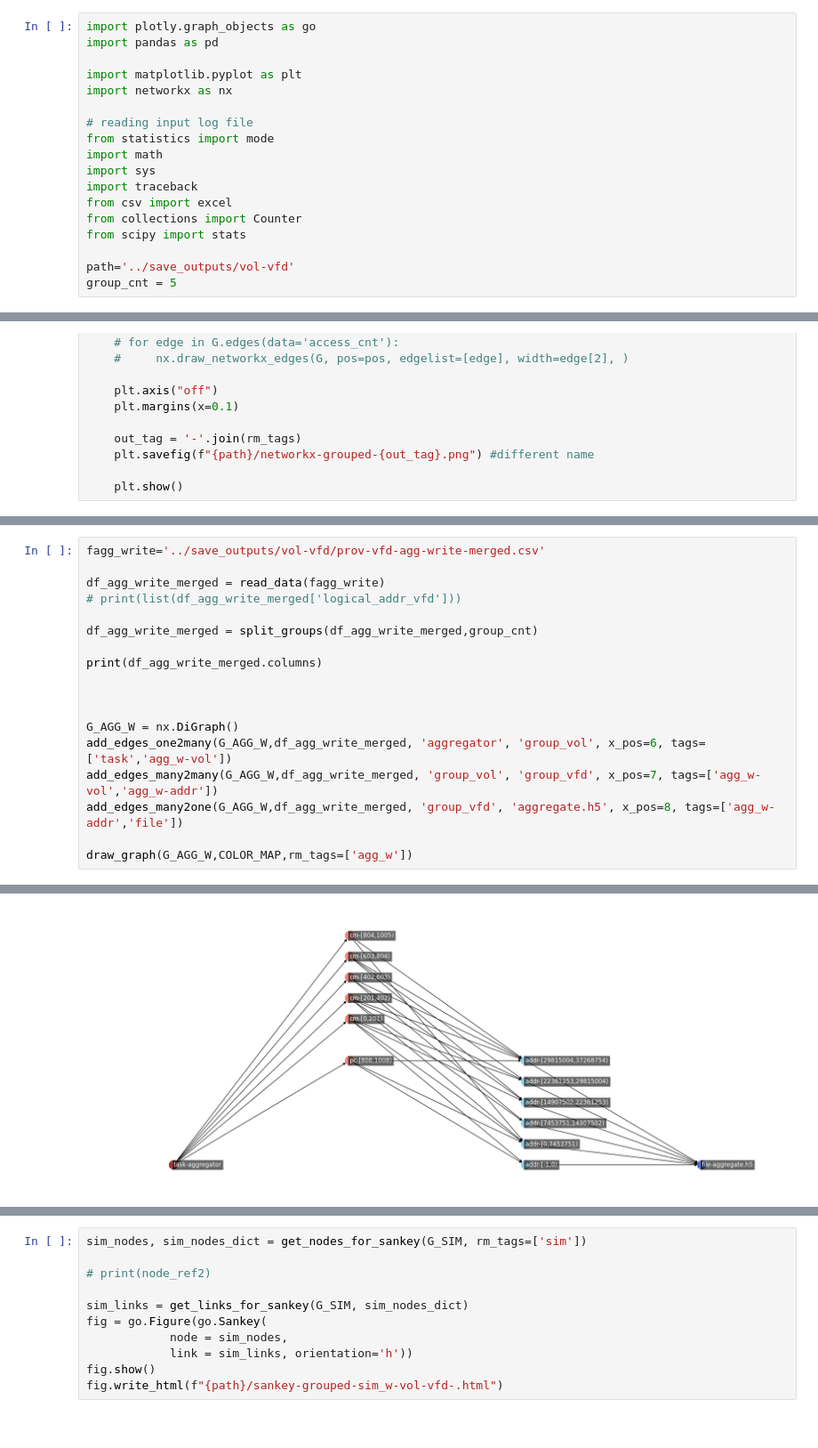
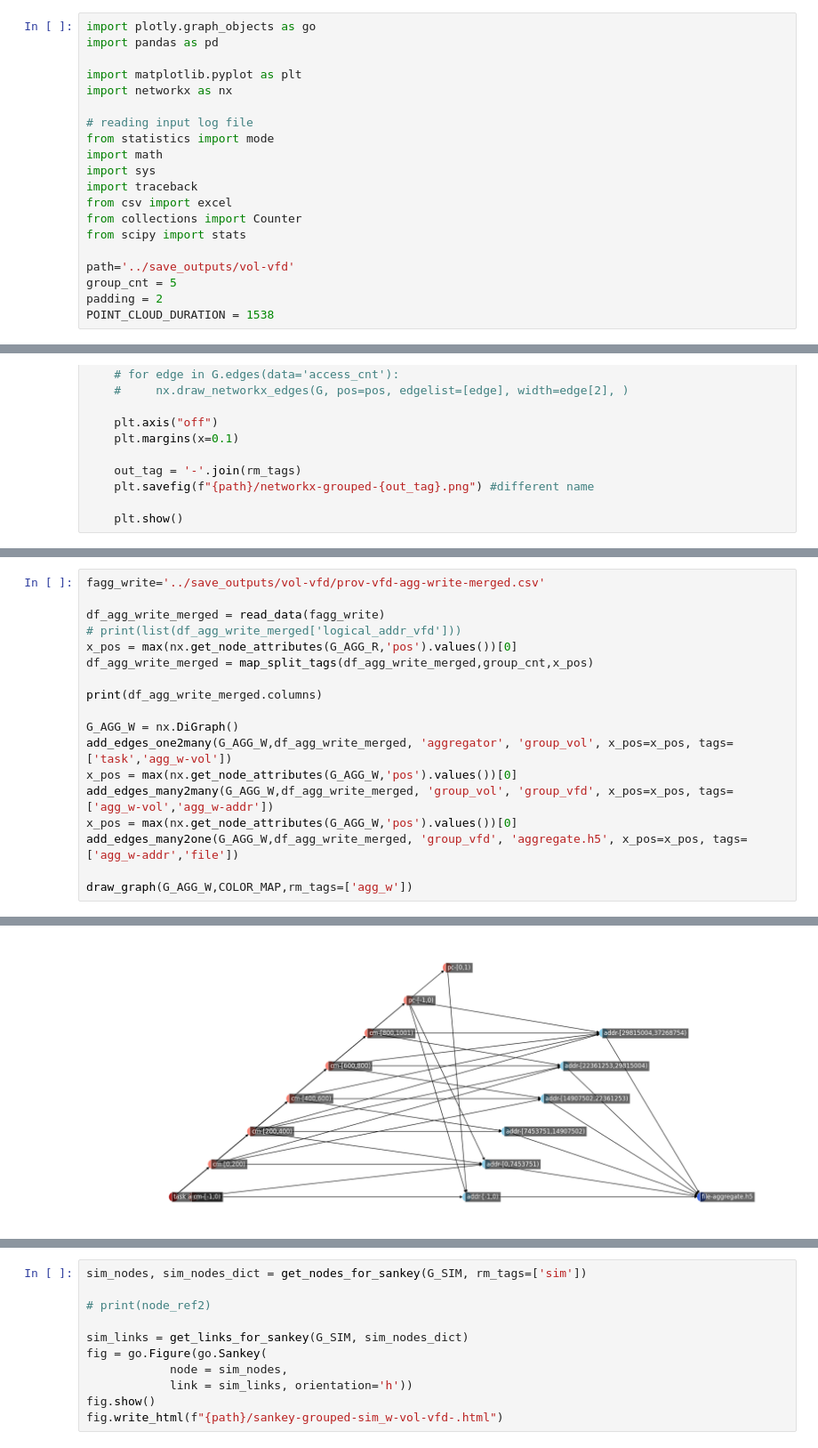
Before and after one commit to candiceT233/local-co-scheduling, a Jupyter notebook: analysis_scripts/grouped_VOLVFD_Graph_SimAgg.ipynb, the cells around one changed output, grey strips where cells are left out. Shown at 89% size. Drawn from its saved outputs; the diff is of its cells as text.

```diff
--- a/analysis_scripts/grouped_VOLVFD_Graph_SimAgg.ipynb
+++ b/analysis_scripts/grouped_VOLVFD_Graph_SimAgg.ipynb
@@ -16,3 +16,5 @@ from scipy import stats
 
 path='../save_outputs/vol-vfd'
 group_cnt = 5
+padding = 2
+POINT_CLOUD_DURATION = 1538
@@ -414,17 +540,17 @@ fagg_write='../save_outputs/vol-vfd/prov-vfd-agg-write-merged.csv'
 
 df_agg_write_merged = read_data(fagg_write)
 # print(list(df_agg_write_merged['logical_addr_vfd']))
-
-df_agg_write_merged = split_groups(df_agg_write_merged,group_cnt)
+x_pos = max(nx.get_node_attributes(G_AGG_R,'pos').values())[0]
+df_agg_write_merged = map_split_tags(df_agg_write_merged,group_cnt,x_pos)
 
 print(df_agg_write_merged.columns)
 
-
-
 G_AGG_W = nx.DiGraph()
-add_edges_one2many(G_AGG_W,df_agg_write_merged, 'aggregator', 'group_vol', x_pos=6, tags=['task','agg_w-vol'])
-add_edges_many2many(G_AGG_W,df_agg_write_merged, 'group_vol', 'group_vfd', x_pos=7, tags=['agg_w-vol','agg_w-addr'])
-add_edges_many2one(G_AGG_W,df_agg_write_merged, 'group_vfd', 'aggregate.h5', x_pos=8, tags=['agg_w-addr','file'])
+add_edges_one2many(G_AGG_W,df_agg_write_merged, 'aggregator', 'group_vol', x_pos=x_pos, tags=['task','agg_w-vol'])
+x_pos = max(nx.get_node_attributes(G_AGG_W,'pos').values())[0]
+add_edges_many2many(G_AGG_W,df_agg_write_merged, 'group_vol', 'group_vfd', x_pos=x_pos, tags=['agg_w-vol','agg_w-addr'])
+x_pos = max(nx.get_node_attributes(G_AGG_W,'pos').values())[0]
+add_edges_many2one(G_AGG_W,df_agg_write_merged, 'group_vfd', 'aggregate.h5', x_pos=x_pos, tags=['agg_w-addr','file'])
 
 draw_graph(G_AGG_W,COLOR_MAP,rm_tags=['agg_w'])
 # %% [output]
@@ -438,5 +564,5 @@ Index(['data_label_vol', 'object_idx_vol', 'dset_name', 'access_size_vol',
       dtype='object')
-[figure, old version]
+[figure, new version]
 # %%
 F1 = nx.compose(G_SIM,G_AGG_R)
 draw_graph(F1,COLOR_MAP,rm_tags=['sim','agg_r'])
```
Also changed, not shown: parts of 10 cells of this notebook, 10 other files.
